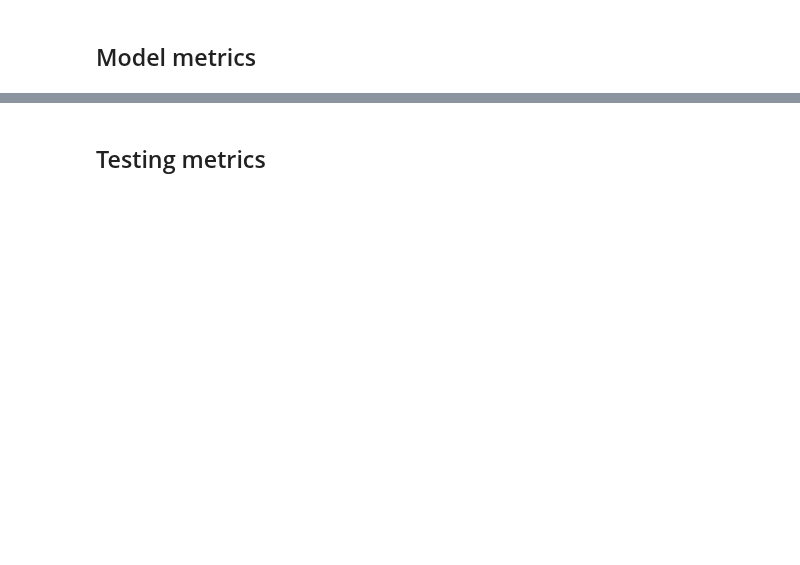
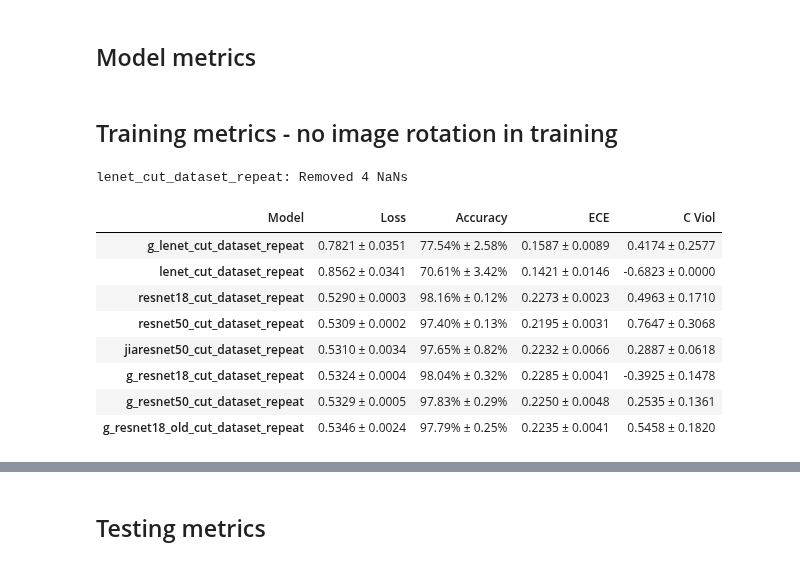
Before and after one commit to neil-power/mphys-galaxy, a Jupyter notebook: Code/model_metrics.ipynb, the cells around one changed output, grey strips where cells are left out. Drawn from its saved outputs; the diff is of its cells as text; code cells hidden in the pictures; blank space fills up the shorter version.

```diff
--- a/Code/model_metrics.ipynb
+++ b/Code/model_metrics.ipynb
@@ -20,0 +27,16 @@ model_ids = ['g_lenet_cut_dataset_repeat',
+# %% [markdown]
+## Training metrics - no image rotation in training
+# %%
+repeat_metrics = get_results_runs(repeat_model_ids,'val',METRICS_PATH)
+repeat_metrics.head(9)
+# %% [output]
+lenet_cut_dataset_repeat: Removed 4 NaNs
+| Model | Loss | Accuracy | ECE | C Viol |
+| g_lenet_cut_dataset_repeat | 0.7821 ± 0.0351 | 77.54% ± 2.58% | 0.1587 ± 0.0089 | 0.4174 ± 0.2577 |
+| lenet_cut_dataset_repeat | 0.8562 ± 0.0341 | 70.61% ± 3.42% | 0.1421 ± 0.0146 | -0.6823 ± 0.0000 |
+| resnet18_cut_dataset_repeat | 0.5290 ± 0.0003 | 98.16% ± 0.12% | 0.2273 ± 0.0023 | 0.4963 ± 0.1710 |
+| resnet50_cut_dataset_repeat | 0.5309 ± 0.0002 | 97.40% ± 0.13% | 0.2195 ± 0.0031 | 0.7647 ± 0.3068 |
+| jiaresnet50_cut_dataset_repeat | 0.5310 ± 0.0034 | 97.65% ± 0.82% | 0.2232 ± 0.0066 | 0.2887 ± 0.0618 |
+| g_resnet18_cut_dataset_repeat | 0.5324 ± 0.0004 | 98.04% ± 0.32% | 0.2285 ± 0.0041 | -0.3925 ± 0.1478 |
+| g_resnet50_cut_dataset_repeat | 0.5329 ± 0.0005 | 97.83% ± 0.29% | 0.2250 ± 0.0048 | 0.2535 ± 0.1361 |
+| g_resnet18_old_cut_dataset_repeat | 0.5346 ± 0.0024 | 97.79% ± 0.25% | 0.2235 ± 0.0041 | 0.5458 ± 0.1820 |
```
Also changed, not shown: parts of 11 cells of this notebook, 1 other file.
